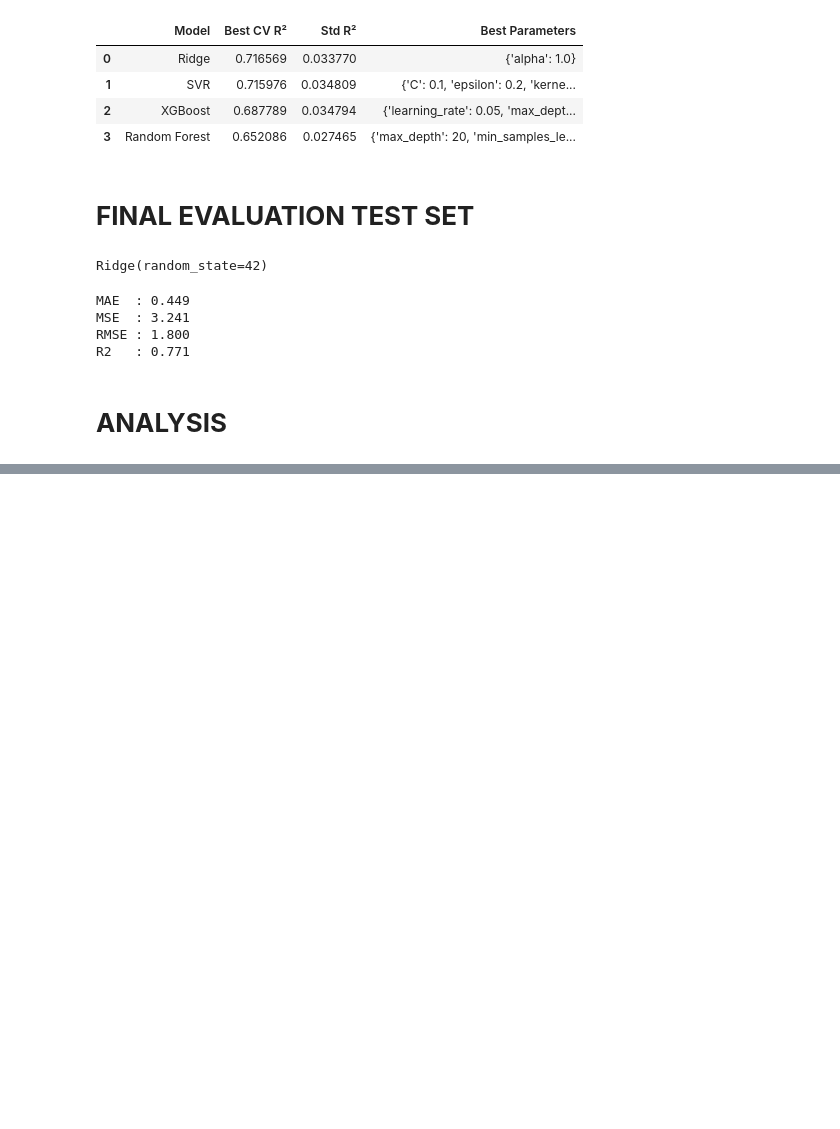
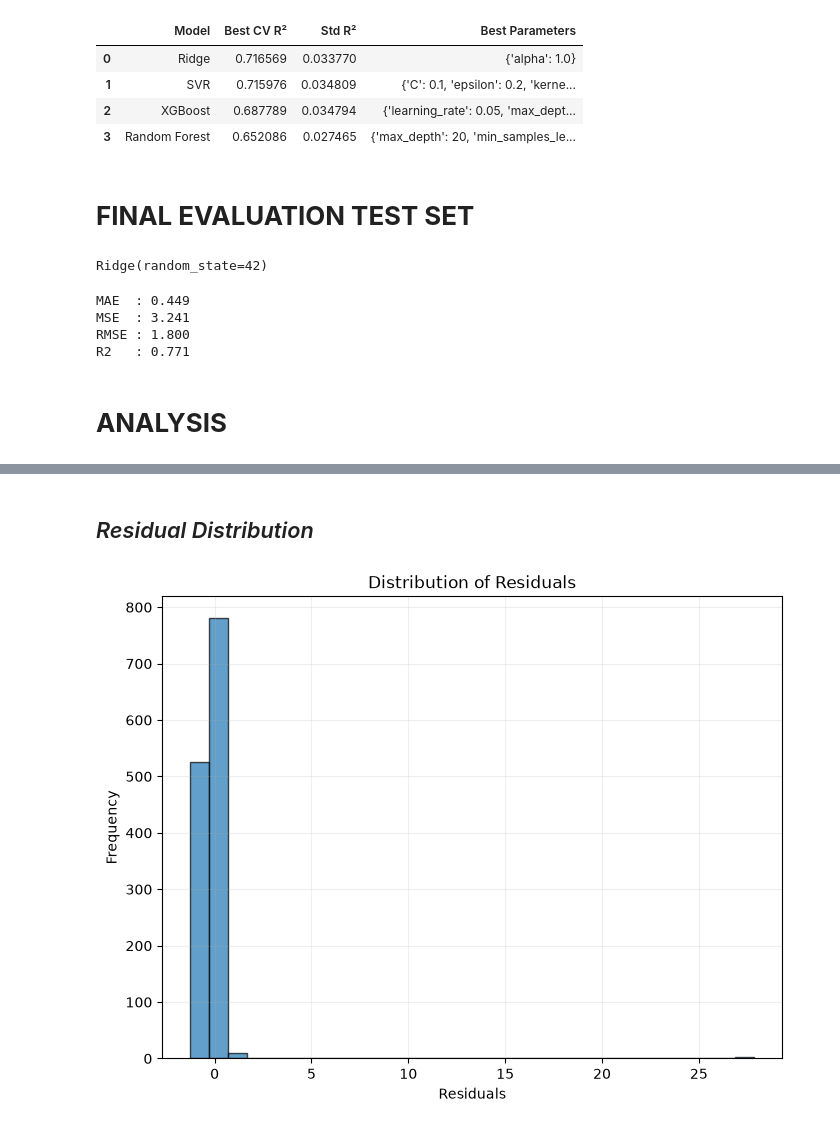
Before and after one commit to GantaLabs/StudentPerformanceFactors, a Jupyter notebook: notebook/03_Modeling_Evaluating.ipynb, the cells around one changed output, grey strips where cells are left out. Drawn from its saved outputs; the diff is of its cells as text; code cells hidden in the pictures; blank space fills up the shorter version.

```diff
--- a/notebook/03_Modeling_Evaluating.ipynb
+++ b/notebook/03_Modeling_Evaluating.ipynb
@@ -309,0 +210,14 @@ NameError: name 'best_model' is not defined
+# %% [markdown]
+## *Residual Distribution*
+# %%
+plt.figure(figsize=(8, 6))
+
+plt.hist(residuals, bins=30, edgecolor='black', alpha=0.7)
+plt.xlabel('Residuals')
+plt.ylabel('Frequency')
+plt.title('Distribution of Residuals')
+plt.grid(alpha=0.2)
+
+plt.show()
+# %% [output]
+[figure, added]
```
Also changed, not shown: parts of 13 cells of this notebook, 6 other files.
